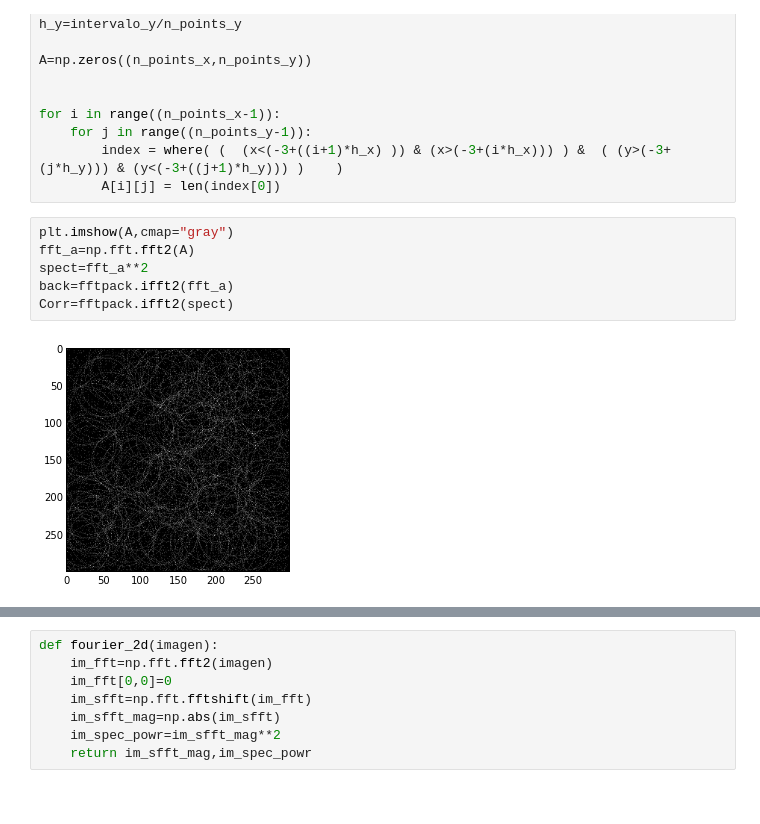
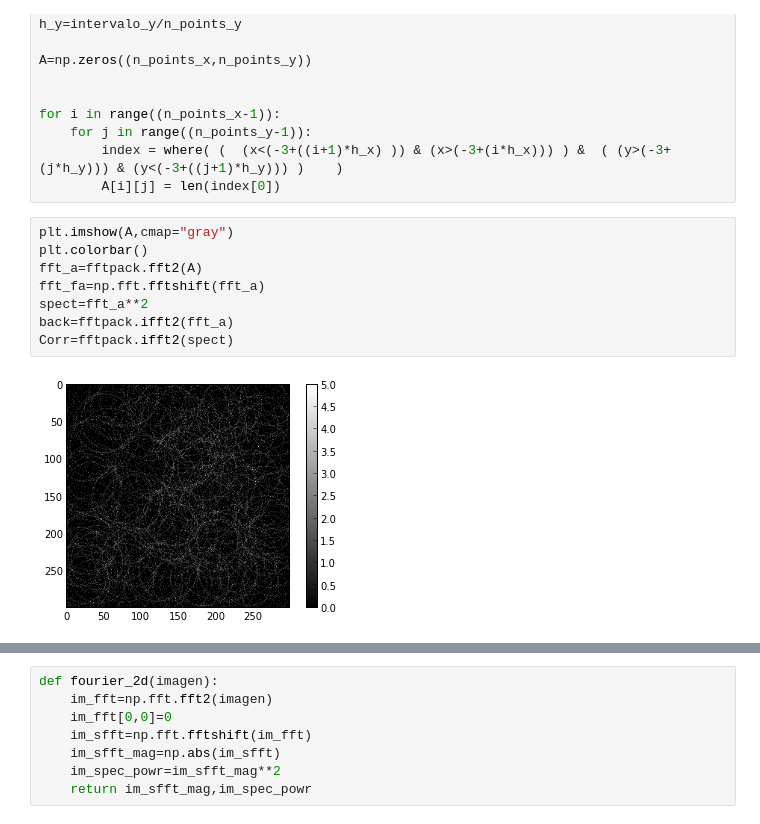
Before and after one commit to rudymmreina/Rivera_Mendez_hw5, a Jupyter notebook: Correlation.ipynb, the cells around one changed output, grey strips where cells are left out. Saved outputs shown, nothing was run; the diff lists cells and outputs as text.

Commit message:
graph

```diff
--- a/Correlation.ipynb
+++ b/Correlation.ipynb
@@ -39,9 +41,11 @@ for i in range((n_points_x-1)):
         A[i][j] = len(index[0])
 # %%
 plt.imshow(A,cmap="gray")
-fft_a=np.fft.fft2(A)
+plt.colorbar()
+fft_a=fftpack.fft2(A)
+fft_fa=np.fft.fftshift(fft_a)
 spect=fft_a**2
 back=fftpack.ifft2(fft_a)
 Corr=fftpack.ifft2(spect)
 # %% [output]
-[figure, old version]
+[figure, new version]
```
Also changed, not shown: parts of 6 cells of this notebook.
